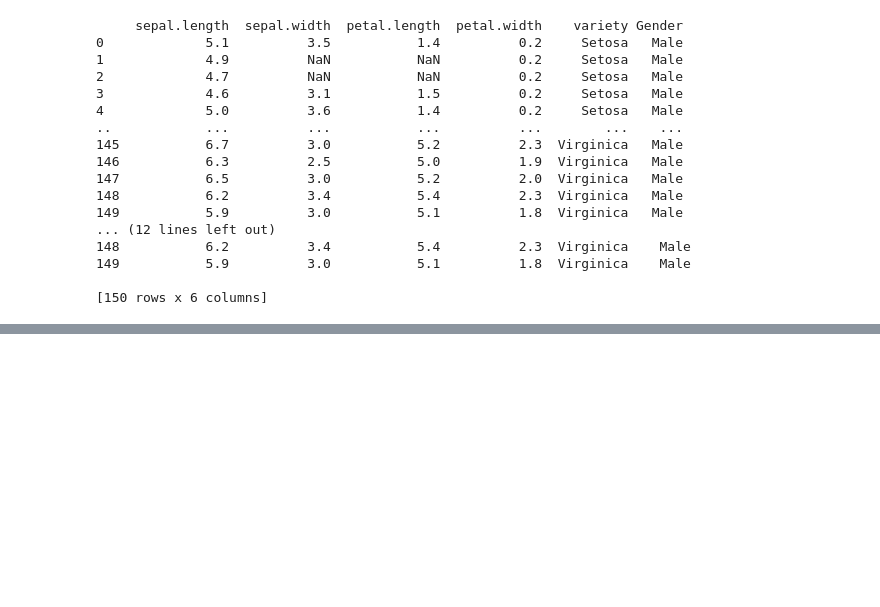
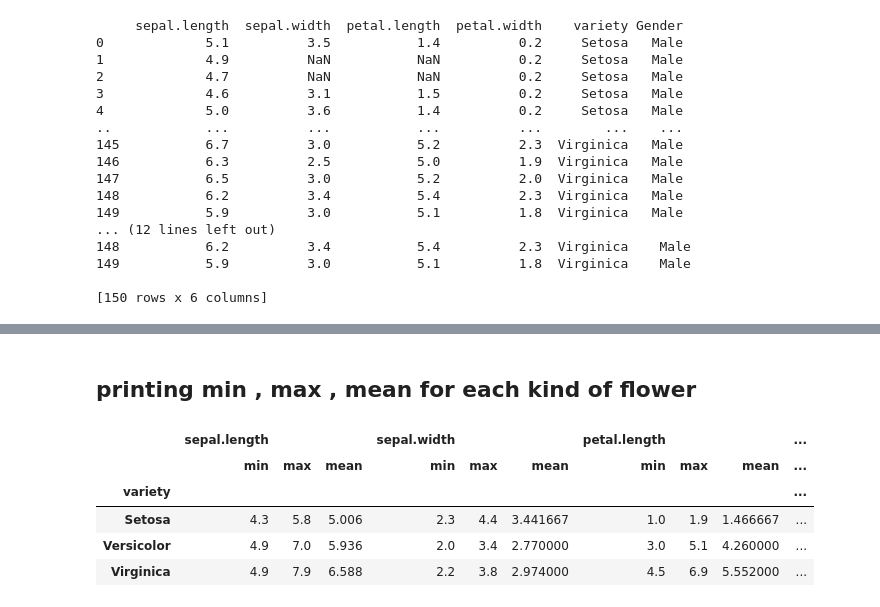
Before and after one commit to Vishal-Nishad/Machine-Learning, a Jupyter notebook: 12. Pandas/12. Pandas.ipynb, the cells around one changed output, grey strips where cells are left out. Drawn from its saved outputs; the diff is of its cells as text; code cells hidden in the pictures; blank space fills up the shorter version.

```diff
--- a/12. Pandas/12. Pandas.ipynb
+++ b/12. Pandas/12. Pandas.ipynb
@@ -338,0 +396,12 @@ print(file_obj)
+# %% [markdown]
+## printing min , max , mean for each kind of flower
+# %%
+stats=file_obj.groupby('variety').agg(['min','max','mean'])
+stats
+# %% [output]
+|  | sepal.length |  |  | sepal.width |  |  | petal.length |  |  | ... |
+|  | min | max | mean | min | max | mean | min | max | mean | ... |
+| variety |  |  |  |  |  |  |  |  |  | ... |
+| Setosa | 4.3 | 5.8 | 5.006 | 2.3 | 4.4 | 3.441667 | 1.0 | 1.9 | 1.466667 | ... |
+| Versicolor | 4.9 | 7.0 | 5.936 | 2.0 | 3.4 | 2.770000 | 3.0 | 5.1 | 4.260000 | ... |
+| Virginica | 4.9 | 7.9 | 6.588 | 2.2 | 3.8 | 2.974000 | 4.5 | 6.9 | 5.552000 | ... |
```
Also changed, not shown: parts of 7 cells of this notebook.
